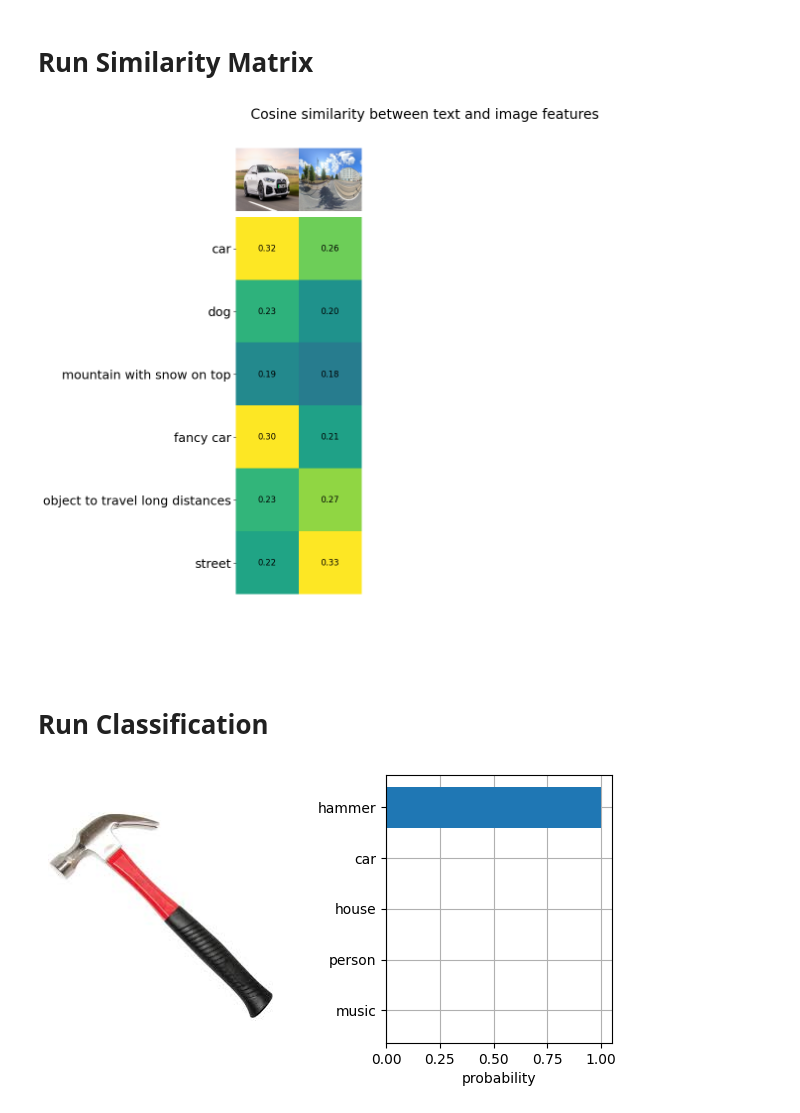
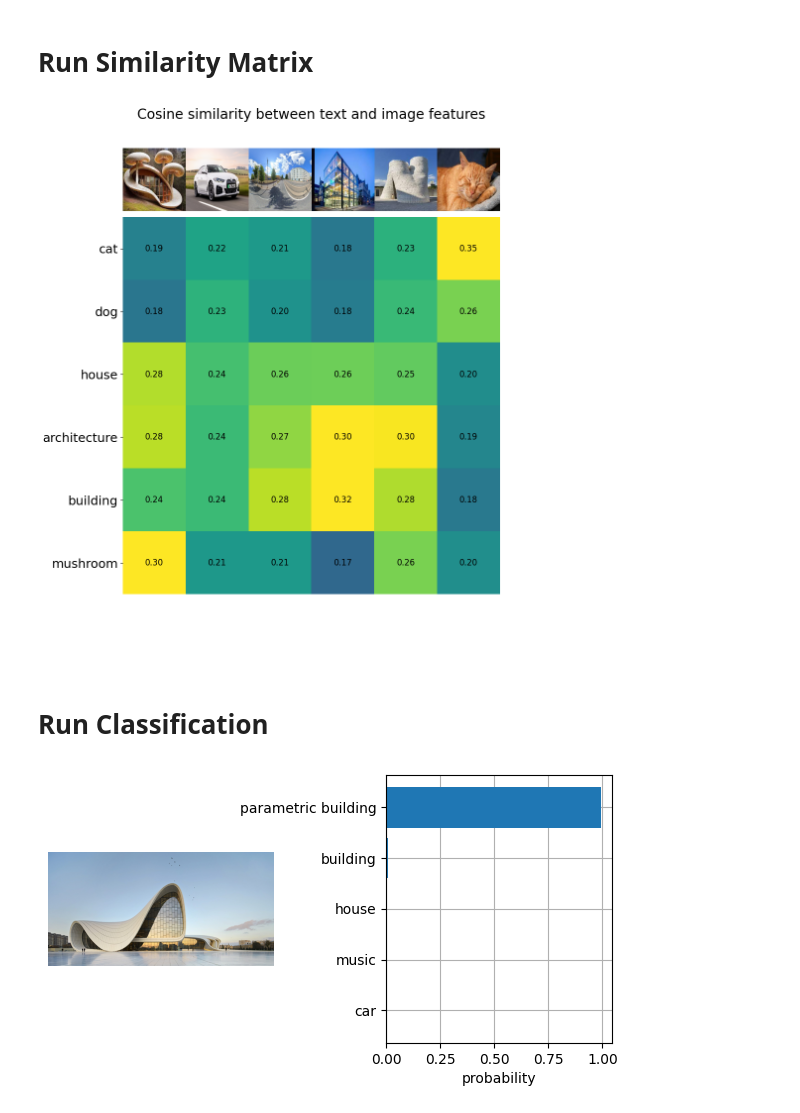
Before and after one commit to neriiacopo/IAAC-II-CLIPStudies-Masterclass, a Jupyter notebook: IAACII_CLIP_Studies_ZeroShot_Classification.ipynb, the cells around one changed output. Cells and saved outputs as stored; diff of their text form; code cells hidden in the pictures.

```diff
--- a/IAACII_CLIP_Studies_ZeroShot_Classification.ipynb
+++ b/IAACII_CLIP_Studies_ZeroShot_Classification.ipynb
@@ -44,7 +44,7 @@ def read_images(dir:str):
     original_images=[]
     images=[]
 
-    for filename in [filename for filename in os.listdir(dir) if filename.endswith(".png") or filename.endswith(".jpg")]:
+    for filename in [filename for filename in os.listdir(dir) if filename.endswith(".png") or filename.endswith(".jpg") or filename.endswith(".jpeg")]:
         image = Image.open(os.path.join(dir, filename)).convert("RGB")
 
         original_images.append(image)
@@ -138,42 +138,43 @@ def draw_chart(original_images:list[np.array], descriptions:list[str], top_probs
 # %%
 #@title Settings 🔬🎨
 
+#@markdown _place the images in a new folder and provide its name in the following_:
 dir = "images" #@param {type:"string"}
 
 # Prepare the text queries
 #@markdown _in the form pre_prompt {label}_:
 pre_prompt = "This is a " #@param {type:"string"}
 
 #@markdown _to separate labels use_ ;
-labels = "car;dog;mountain with snow on top;fancy car;object to travel long distances;street" #@param {type:"string"}
+labels = "cat;dog;house;architecture;building;mushroom" #@param {type:"string"}
 
 # Import data
 original_images, images = read_images(dir=dir)
 
 # Preprocess inputs
 labels = labels.split(";")
 pre_prompt = "an image of a "
 text_descriptions = [f"{pre_prompt} {label}" for label in labels]
 
 # Evaluate similarity
 similarity = run_cosine_similarity(images=images, text_descriptions=text_descriptions)
 
 # Plot result
 draw_matrix(original_images=original_images, descriptions=labels, similarity=similarity)
 # %% [output]
-[figure, old version]
+[figure, new version]
 # %% [markdown]
 # Run Classification
 # %%
 #@title Settings 🔬🎨
-url = "https://encrypted-tbn0.gstatic.com/images?q=tbn:ANd9GcTX87_mQsDIuNrNPG1u0GD05GnroPUvRXrCO2bQwJkDuzmlD4ObVIQVJyCYgRynv-E6nr0&usqp=CAU" #@param {type:"string"}
+url = "https://miro.medium.com/v2/resize:fit:4000/1*3CJowVBtXxqXOuQ7_b-qSA.jpeg" #@param {type:"string"}
 
 # Prepare the text queries
 #@markdown _in the form pre_prompt {label}_:
 pre_prompt = "A photo of a " #@param {type:"string"}
 
 #@markdown _to separate labels use_ ;
-labels = "cat;car;house;person;glass of wine;hammer;doll;music" #@param {type:"string"}
+labels = "cat;car;house;person;glass of wine;hammer;doll;music;building;mushroom;parametric building" #@param {type:"string"}
 top_results = 5 #@param {type:"number"}
 
 # Import data
@@ -190,4 +191,4 @@ top_probs, top_labels = run_classification(images=images, text_descriptions=text
 # Plot result
 draw_chart(original_images=original_images, descriptions=labels, top_probs=top_probs, top_labels=top_labels)
 # %% [output]
-[figure, old version]
+[figure, new version]
```
